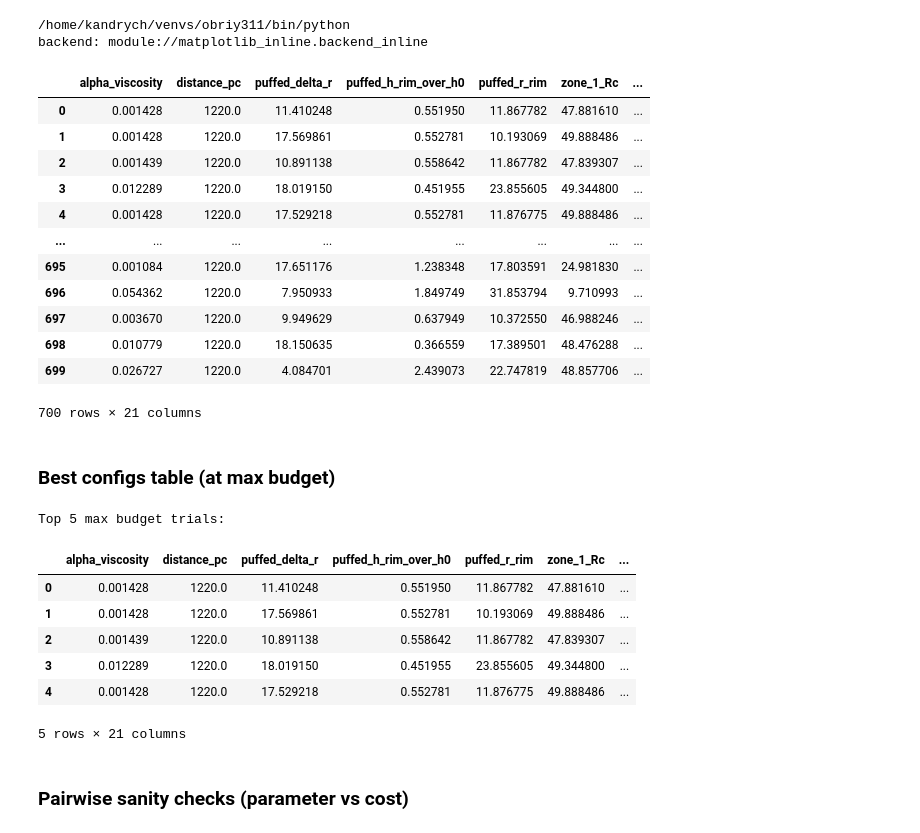
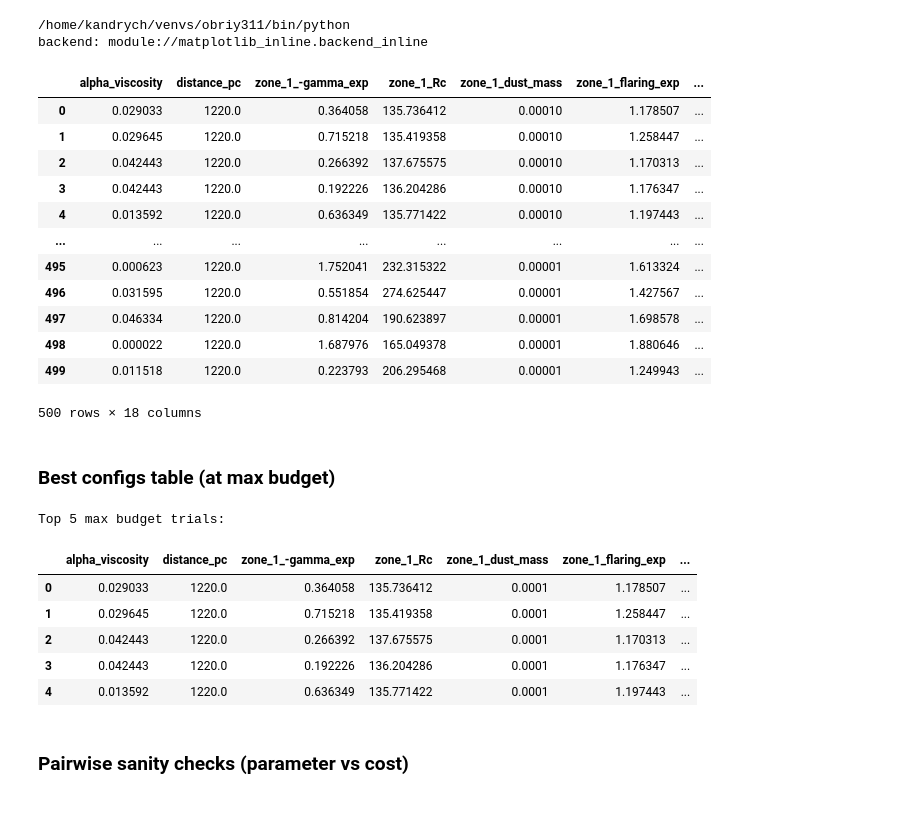
Before and after one commit to kandrych/modelling_optimisation, a Jupyter notebook: scripts/after_optimisation.ipynb, the cells around one changed output. Saved outputs shown, nothing was run; the diff lists cells and outputs as text; code cells hidden in the pictures.

```diff
--- a/scripts/after_optimisation.ipynb
+++ b/scripts/after_optimisation.ipynb
@@ -18,23 +19,27 @@ import matplotlib.pyplot as plt
 /home/kandrych/venvs/obriy311/bin/python
 backend: module://matplotlib_inline.backend_inline
 # %%
-df=pd.read_csv("/fred/oz061/kandrych/smac/20260414_sed_corner_plot/smac_results/trials.csv")
-results_dir="/fred/oz061/kandrych/smac/20260414_sed_corner_plot/smac_results/"
+
+
+
+df=pd.read_csv("/fred/oz061/kandrych/smac/20260501_no_puffed_rim_budget1/smac_results/trials.csv")
+results_dir="/fred/oz061/kandrych/smac/20260501_no_puffed_rim_budget1/smac_results/after_optimisation/"
+Path(results_dir).mkdir(parents=True, exist_ok=True)
 df
 # %% [output]
-|  | alpha_viscosity | distance_pc | puffed_delta_r | puffed_h_rim_over_h0 | puffed_r_rim | zone_1_Rc | ... |
-| 0 | 0.001428 | 1220.0 | 11.410248 | 0.551950 | 11.867782 | 47.881610 | ... |
-| 1 | 0.001428 | 1220.0 | 17.569861 | 0.552781 | 10.193069 | 49.888486 | ... |
-| 2 | 0.001439 | 1220.0 | 10.891138 | 0.558642 | 11.867782 | 47.839307 | ... |
-| 3 | 0.012289 | 1220.0 | 18.019150 | 0.451955 | 23.855605 | 49.344800 | ... |
-| 4 | 0.001428 | 1220.0 | 17.529218 | 0.552781 | 11.876775 | 49.888486 | ... |
+|  | alpha_viscosity | distance_pc | zone_1_-gamma_exp | zone_1_Rc | zone_1_dust_mass | zone_1_flaring_exp | ... |
+| 0 | 0.029033 | 1220.0 | 0.364058 | 135.736412 | 0.00010 | 1.178507 | ... |
+| 1 | 0.029645 | 1220.0 | 0.715218 | 135.419358 | 0.00010 | 1.258447 | ... |
+| 2 | 0.042443 | 1220.0 | 0.266392 | 137.675575 | 0.00010 | 1.170313 | ... |
+| 3 | 0.042443 | 1220.0 | 0.192226 | 136.204286 | 0.00010 | 1.176347 | ... |
+| 4 | 0.013592 | 1220.0 | 0.636349 | 135.771422 | 0.00010 | 1.197443 | ... |
 | ... | ... | ... | ... | ... | ... | ... | ... |
-| 695 | 0.001084 | 1220.0 | 17.651176 | 1.238348 | 17.803591 | 24.981830 | ... |
-| 696 | 0.054362 | 1220.0 | 7.950933 | 1.849749 | 31.853794 | 9.710993 | ... |
-| 697 | 0.003670 | 1220.0 | 9.949629 | 0.637949 | 10.372550 | 46.988246 | ... |
-| 698 | 0.010779 | 1220.0 | 18.150635 | 0.366559 | 17.389501 | 48.476288 | ... |
-| 699 | 0.026727 | 1220.0 | 4.084701 | 2.439073 | 22.747819 | 48.857706 | ... |
+| 495 | 0.000623 | 1220.0 | 1.752041 | 232.315322 | 0.00001 | 1.613324 | ... |
+| 496 | 0.031595 | 1220.0 | 0.551854 | 274.625447 | 0.00001 | 1.427567 | ... |
+| 497 | 0.046334 | 1220.0 | 0.814204 | 190.623897 | 0.00001 | 1.698578 | ... |
+| 498 | 0.000022 | 1220.0 | 1.687976 | 165.049378 | 0.00001 | 1.880646 | ... |
+| 499 | 0.011518 | 1220.0 | 0.223793 | 206.295468 | 0.00001 | 1.249943 | ... |
-700 rows × 21 columns
+500 rows × 18 columns
 # %% [markdown]
 ### Best configs table (at max budget)
 # %%
@@ -44,13 +49,12 @@ top
 #top.to_csv(results_dir / "top5_maxbudget.csv", index=False)
 # %% [output]
 Top 5 max budget trials:
-|  | alpha_viscosity | distance_pc | puffed_delta_r | puffed_h_rim_over_h0 | puffed_r_rim | zone_1_Rc | ... |
-| 0 | 0.001428 | 1220.0 | 11.410248 | 0.551950 | 11.867782 | 47.881610 | ... |
-| 1 | 0.001428 | 1220.0 | 17.569861 | 0.552781 | 10.193069 | 49.888486 | ... |
-| 2 | 0.001439 | 1220.0 | 10.891138 | 0.558642 | 11.867782 | 47.839307 | ... |
-| 3 | 0.012289 | 1220.0 | 18.019150 | 0.451955 | 23.855605 | 49.344800 | ... |
-| 4 | 0.001428 | 1220.0 | 17.529218 | 0.552781 | 11.876775 | 49.888486 | ... |
+|  | alpha_viscosity | distance_pc | zone_1_-gamma_exp | zone_1_Rc | zone_1_dust_mass | zone_1_flaring_exp | ... |
+| 0 | 0.029033 | 1220.0 | 0.364058 | 135.736412 | 0.0001 | 1.178507 | ... |
+| 1 | 0.029645 | 1220.0 | 0.715218 | 135.419358 | 0.0001 | 1.258447 | ... |
+| 2 | 0.042443 | 1220.0 | 0.266392 | 137.675575 | 0.0001 | 1.170313 | ... |
+| 3 | 0.042443 | 1220.0 | 0.192226 | 136.204286 | 0.0001 | 1.176347 | ... |
+| 4 | 0.013592 | 1220.0 | 0.636349 | 135.771422 | 0.0001 | 1.197443 | ... |
-5 rows × 21 columns
 # %% [markdown]
 ### Pairwise sanity checks (parameter vs cost)
 # %%
```
Also changed, not shown: parts of 15 cells of this notebook, 4 other files.
